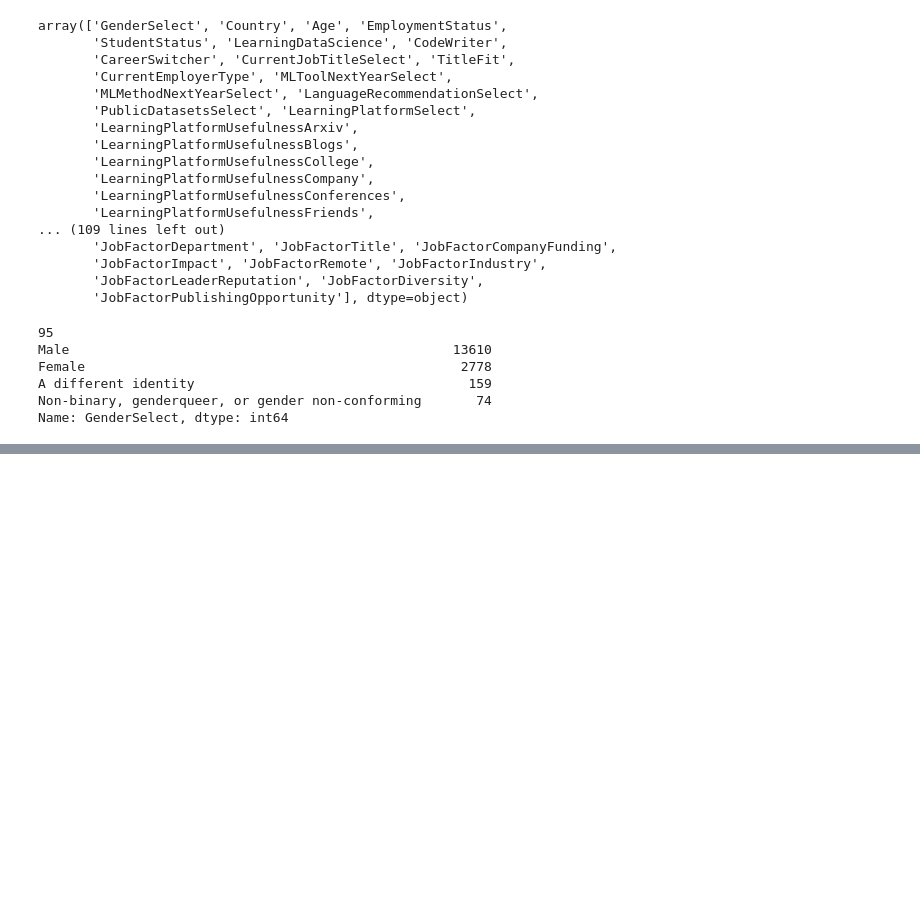
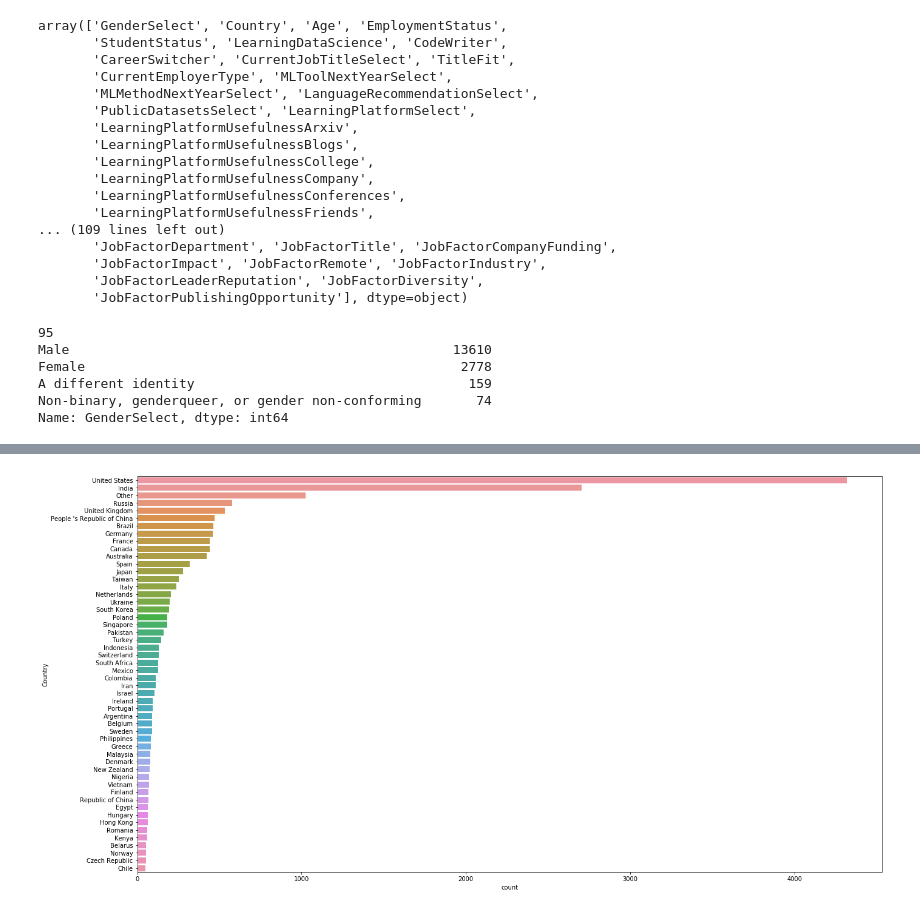
Before and after one commit to ArshadKhurshid/DataScience-Survey, a Jupyter notebook: ML_Kaggle_DS_Survey.ipynb, the cells around one changed output, grey strips where cells are left out. Cells and saved outputs as stored; diff of their text form; code cells hidden in the pictures; blank space fills up the shorter version.

```diff
--- a/ML_Kaggle_DS_Survey.ipynb
+++ b/ML_Kaggle_DS_Survey.ipynb
@@ -87,0 +127,6 @@ Name: Country, dtype: int64
+# %%
+plt.subplots(figsize=(22,12))
+sns.countplot(y=MChoice_Response['Country'],order=MChoice_Response['Country'].value_counts().index)
+plt.show()
+# %% [output]
+[figure, added]
```
Also changed, not shown: parts of 7 cells of this notebook.
